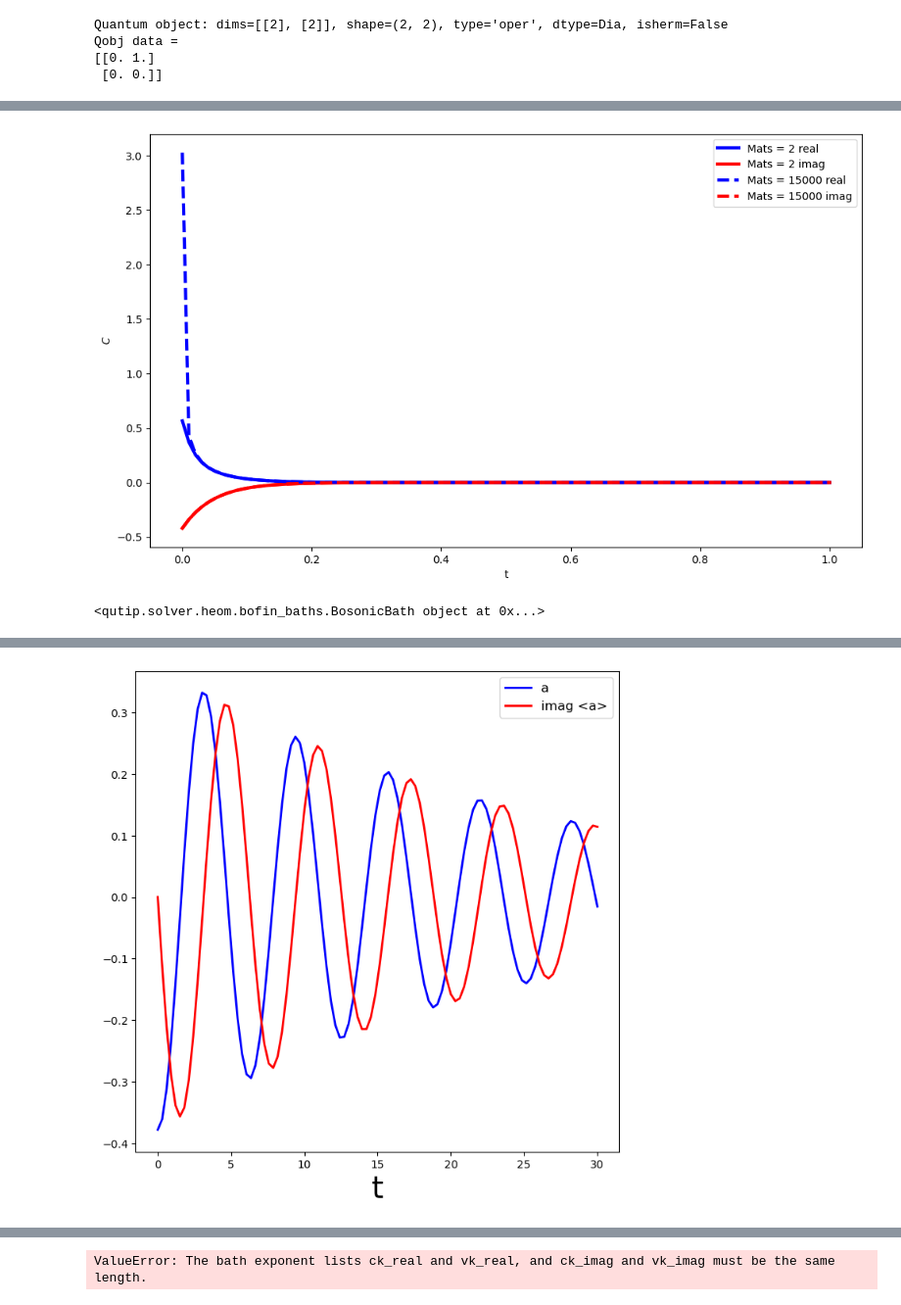
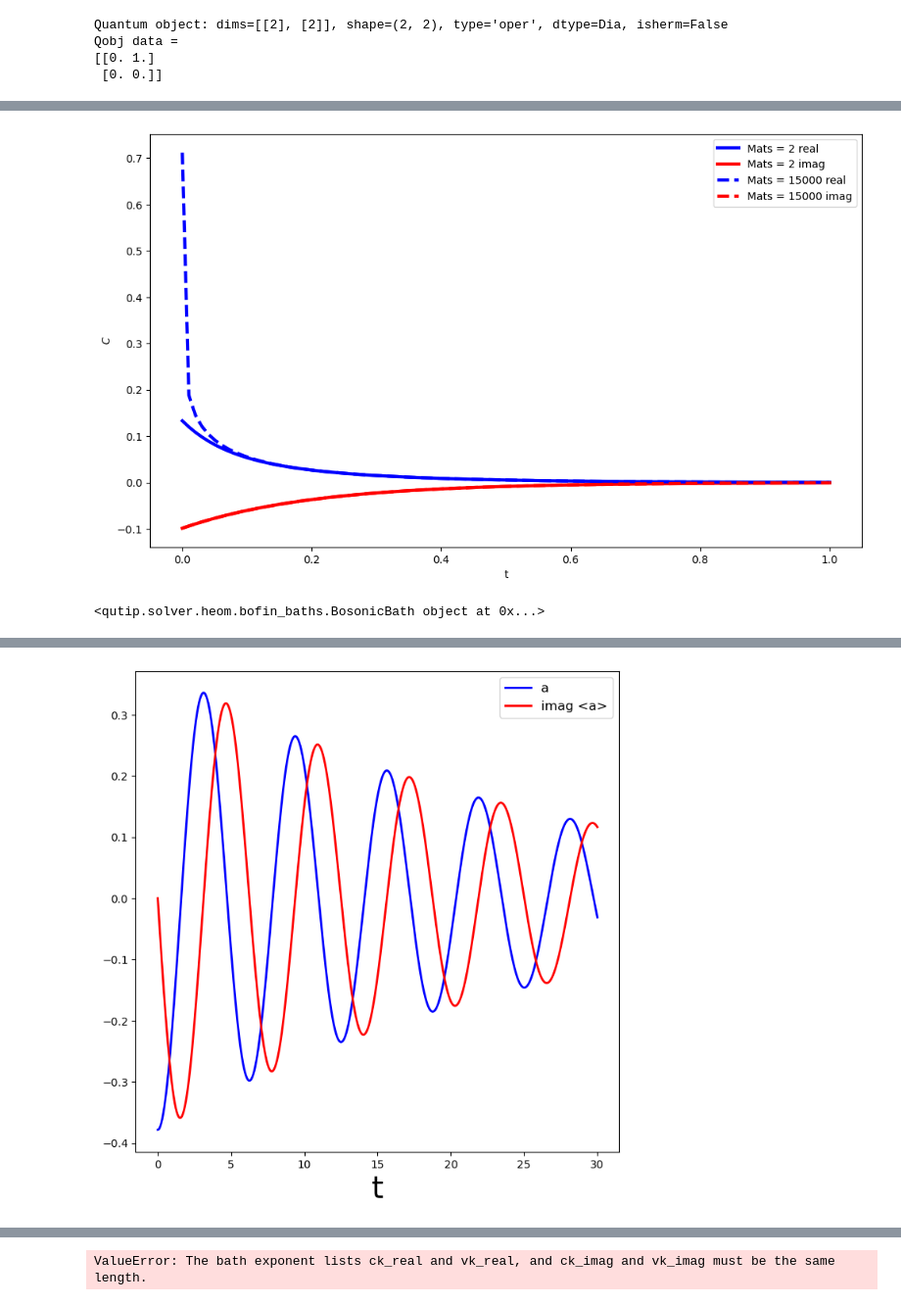
Before and after one commit to SanderStammbach/Sanders-Studium, a Jupyter notebook: HEOM/HEOM-1.ipynb, the cells around one changed output, grey strips where cells are left out. Shown at 98% size. Cells and saved outputs as stored; diff of their text form; code cells hidden in the pictures.

```diff
--- a/HEOM/HEOM-1.ipynb
+++ b/HEOM/HEOM-1.ipynb
@@ -59,7 +59,7 @@ def nb(w,t):
 
 
 
-nB=10
+nB=2
 T=Temp(w,nB)
 #T=10 # Einheit von  hb*omega durch kb
 
@@ -105,7 +105,7 @@ def cot(x):
 
 
 # Anzahl der expansion rho_n:
-Nk = 10
+Nk = 8
 
 # C_real expansion terms:
 ck_real = [lam * gamma / np.tan(gamma / (2 * T))]
@@ -180,7 +180,7 @@ def plot_correlation_expansion_divergence():
 
 plot_correlation_expansion_divergence()
 # %% [output]
-[figure, old version]
+[figure, new version]
 # %%
 g = g  # Kopplungskonstante
 w = w  # Frequenz
@@ -200,7 +200,7 @@ print(Bad2)
 <qutip.solver.heom.bofin_baths.BosonicBath object at 0x...>
 # %%
 max_depth=2
-nt = 100
+nt = 1000
 tmax=30
 tlist = [0, tmax, nt]
 options = {"nsteps": 1500_000}
@@ -271,4 +271,4 @@ Total run time:   2.20s
-[figure, old version]
+[figure, new version]
 # %%
 
 H= H_sys
```
Also changed, not shown: parts of 7 cells of this notebook, 6 other files.
